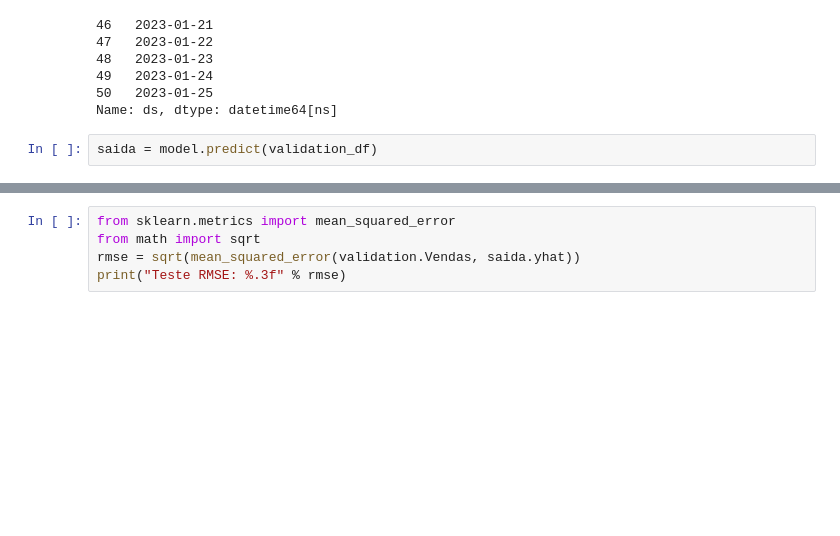
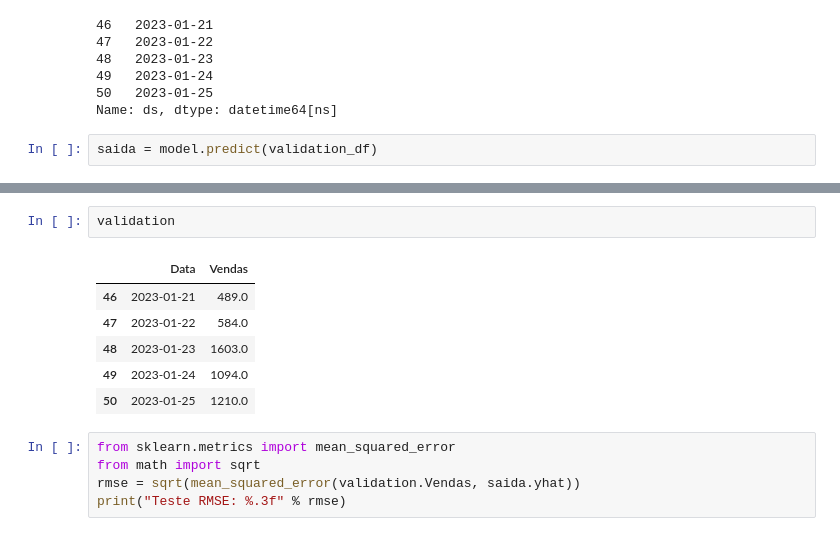
Before and after one commit to SamThiagoMedeiros/DesafioFrexco, a Jupyter notebook: DesafioFrexco.ipynb, the cells around one changed output, grey strips where cells are left out. Drawn from its saved outputs; the diff is of its cells as text; blank space fills up the shorter version.

```diff
--- a/DesafioFrexco.ipynb
+++ b/DesafioFrexco.ipynb
@@ -127,3 +127,12 @@ saida[["ds", "yhat", "yhat_lower", "yhat_upper"]]
+# %%
+validation
+# %% [output]
+|  | Data | Vendas |
+| 46 | 2023-01-21 | 489.0 |
+| 47 | 2023-01-22 | 584.0 |
+| 48 | 2023-01-23 | 1603.0 |
+| 49 | 2023-01-24 | 1094.0 |
+| 50 | 2023-01-25 | 1210.0 |
 # %%
 from sklearn.metrics import mean_squared_error
 from math import sqrt
```
Also changed, not shown: parts of 3 cells of this notebook.
